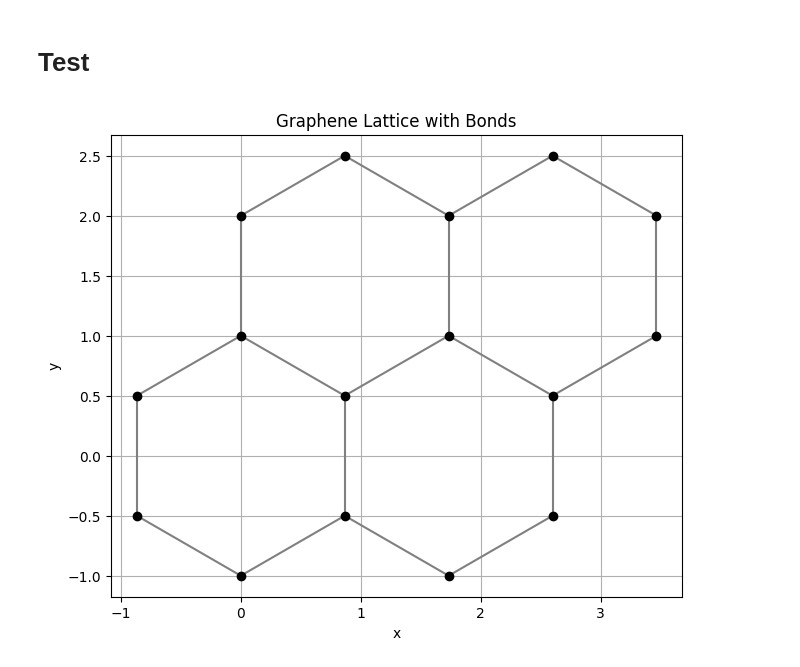
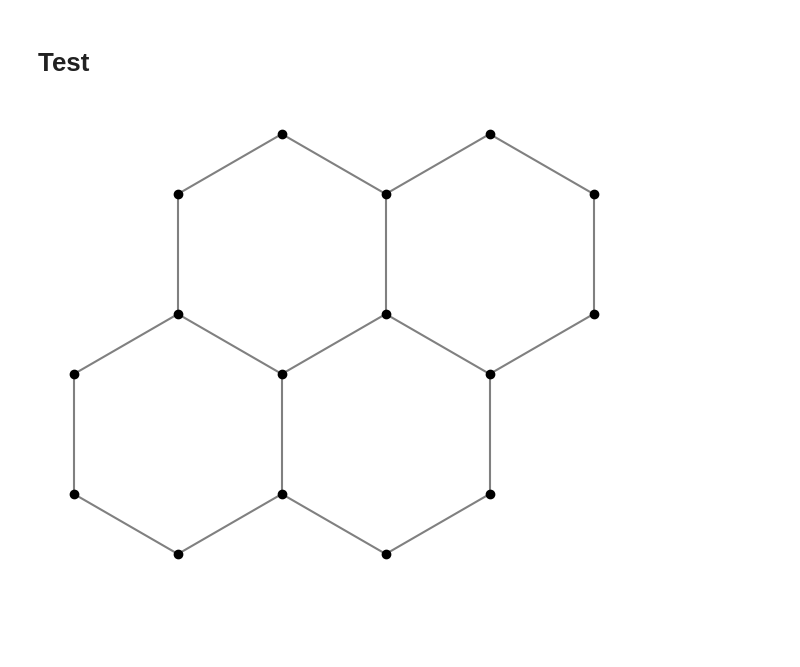
Before and after one commit to azhutov/cspraa, a Jupyter notebook: classical_solvers/lattice_generator.ipynb, the cells around one changed output. Cells and saved outputs as stored; diff of their text form; code cells hidden in the pictures; blank space fills up the shorter version.

```diff
--- a/classical_solvers/lattice_generator.ipynb
+++ b/classical_solvers/lattice_generator.ipynb
@@ -126,23 +126,24 @@ for interaction in interactions:
 # %%
 # Plotting the lattice with bonds
 plt.figure(figsize=(8, 6))
 for (i, j), _ in interactions.items():
     pos1 = positions[i]
     pos2 = positions[j]
     plt.plot([pos1[0], pos2[0]], [pos1[1], pos2[1]], 'gray')  # Draw a line for the bond
 
 # Unpack positions for plotting atoms
 x, y = zip(*positions)
 plt.scatter(x, y, color='black', zorder=3)  # zorder=3 to draw atoms on top of the bonds
 
 plt.xlabel('x')
 plt.ylabel('y')
-plt.title('Graphene Lattice with Bonds')
+# plt.title('Graphene Lattice with Bonds')
 plt.gca().set_aspect('equal', adjustable='box')
-plt.grid(True)
+# plt.grid(True)
+plt.axis('off')
 plt.show()
 # %% [output]
-[figure, old version]
+[figure, new version]
 # %%
 crystal_file = '../native_crystal_database/graphene_supercell.dat'
 graphene.to_file(crystal_file)
```
Also changed, not shown: 1 other file.
